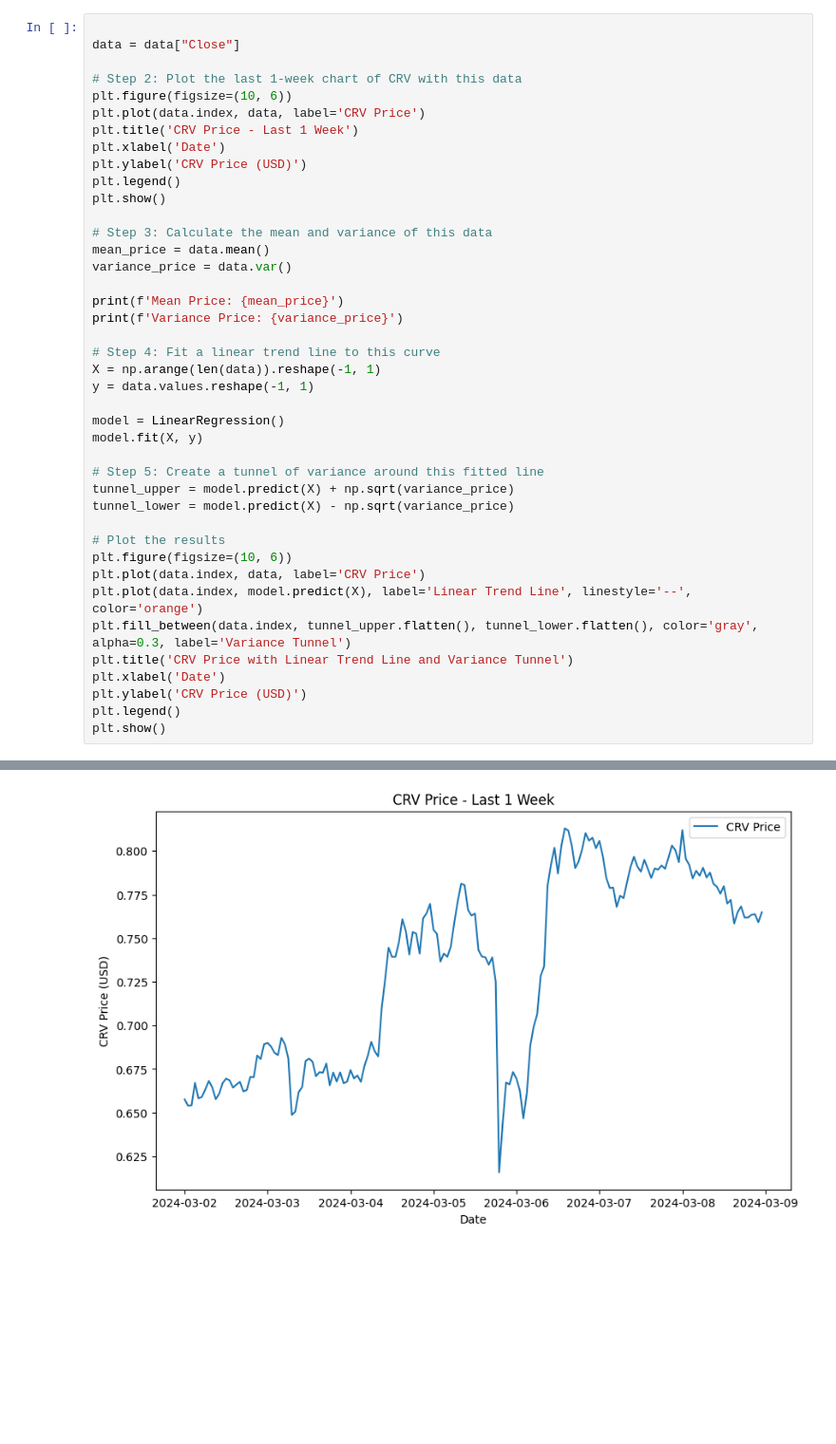
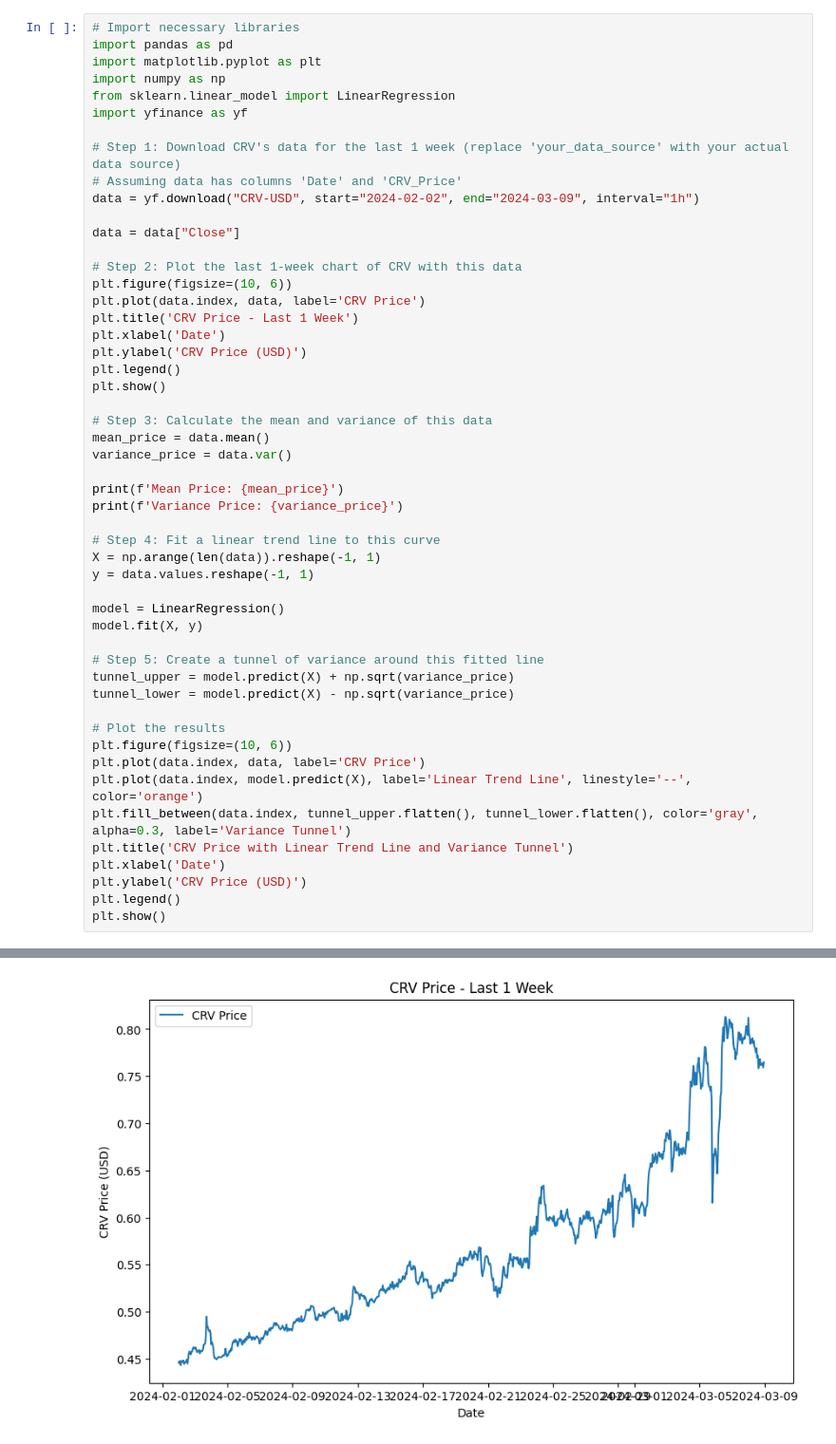
Before and after one commit to moleh13/algo-trading, a Jupyter notebook: PriceFitting.ipynb, the cells around one changed output, grey strips where cells are left out. Shown: that part at 95% size. Drawn from its saved outputs; the diff is of its cells as text; blank space fills up the shorter version.

```diff
--- a/PriceFitting.ipynb
+++ b/PriceFitting.ipynb
@@ -28,4 +1,14 @@ data = yf.download("CRV-USD", start="2024-03-02", end="2024-03-09", interval="1h
 # %%
+# Import necessary libraries
+import pandas as pd
+import matplotlib.pyplot as plt
+import numpy as np
+from sklearn.linear_model import LinearRegression
+import yfinance as yf
+
+# Step 1: Download CRV's data for the last 1 week (replace 'your_data_source' with your actual data source)
+# Assuming data has columns 'Date' and 'CRV_Price'
+data = yf.download("CRV-USD", start="2024-02-02", end="2024-03-09", interval="1h")
 
 data = data["Close"]
 
@@ -70 +54 @@ plt.show()
-[figure, old version]
+[figure, new version]
```
Also changed, not shown: parts of 3 cells of this notebook.
